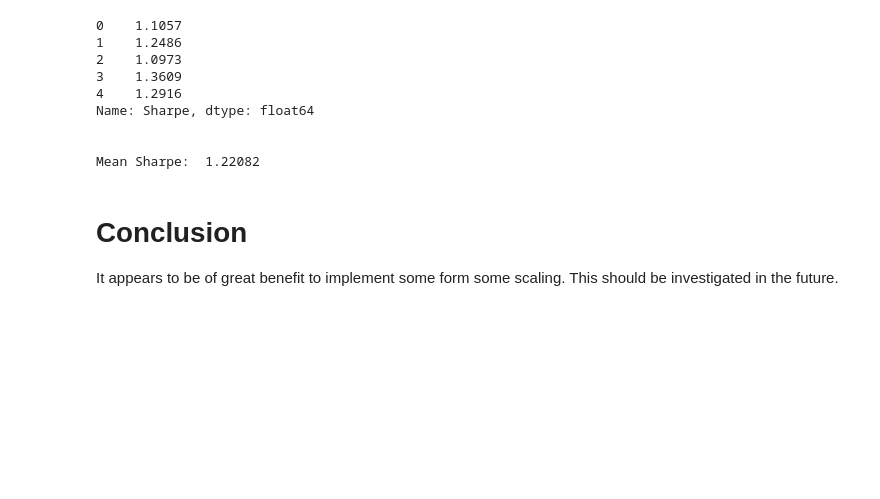
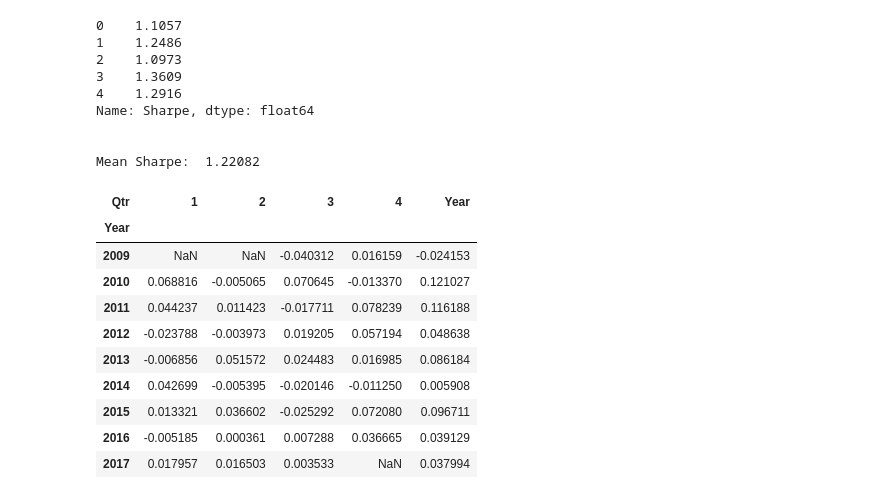
Before and after one commit to ryanoley/ram, a Jupyter notebook: research/statarb2/20180228_Scale_Rets_After_Model_Selection.ipynb, the cells around one changed output. Saved outputs shown, nothing was run; the diff lists cells and outputs as text; code cells hidden in the pictures; blank space fills up the shorter version.

```diff
--- a/research/statarb2/20180228_Scale_Rets_After_Model_Selection.ipynb
+++ b/research/statarb2/20180228_Scale_Rets_After_Model_Selection.ipynb
@@ -230,7 +235,19 @@ Name: Sharpe, dtype: float64
 
 
 Mean Sharpe:  1.22082
-# %% [markdown]
-# Conclusion
-
-It appears to be of great benefit to implement some form some scaling. This should be investigated in the future.
+# %%
+df = rollup_returns(returns)
+df['Year'] = df.sum(axis=1)
+df
+# %% [output]
+| Qtr | 1 | 2 | 3 | 4 | Year |
+| Year |  |  |  |  |  |
+| 2009 | NaN | NaN | -0.040312 | 0.016159 | -0.024153 |
+| 2010 | 0.068816 | -0.005065 | 0.070645 | -0.013370 | 0.121027 |
+| 2011 | 0.044237 | 0.011423 | -0.017711 | 0.078239 | 0.116188 |
+| 2012 | -0.023788 | -0.003973 | 0.019205 | 0.057194 | 0.048638 |
+| 2013 | -0.006856 | 0.051572 | 0.024483 | 0.016985 | 0.086184 |
+| 2014 | 0.042699 | -0.005395 | -0.020146 | -0.011250 | 0.005908 |
+| 2015 | 0.013321 | 0.036602 | -0.025292 | 0.072080 | 0.096711 |
+| 2016 | -0.005185 | 0.000361 | 0.007288 | 0.036665 | 0.039129 |
+| 2017 | 0.017957 | 0.016503 | 0.003533 | NaN | 0.037994 |
```
Also changed, not shown: parts of 3 cells of this notebook, 2 other files.
